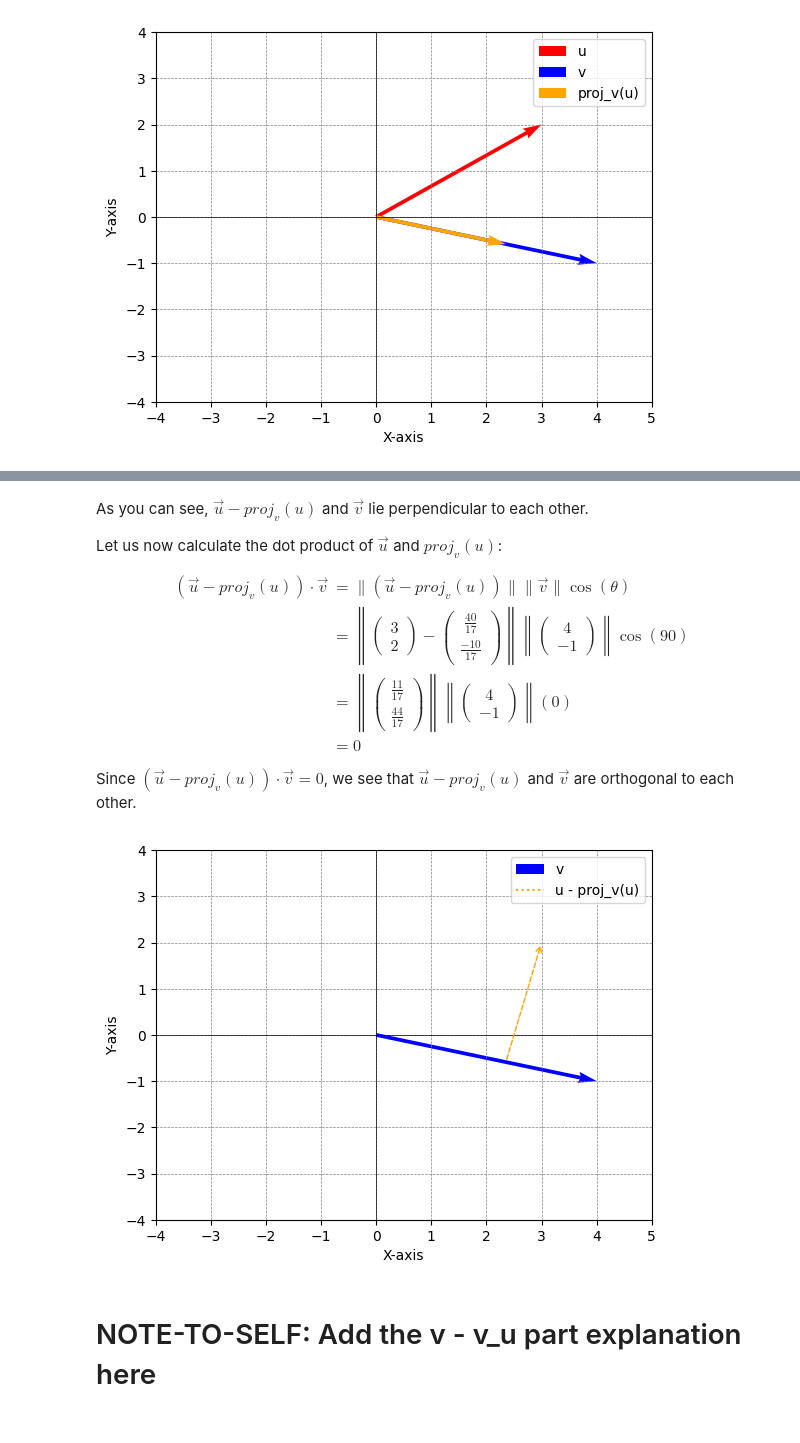
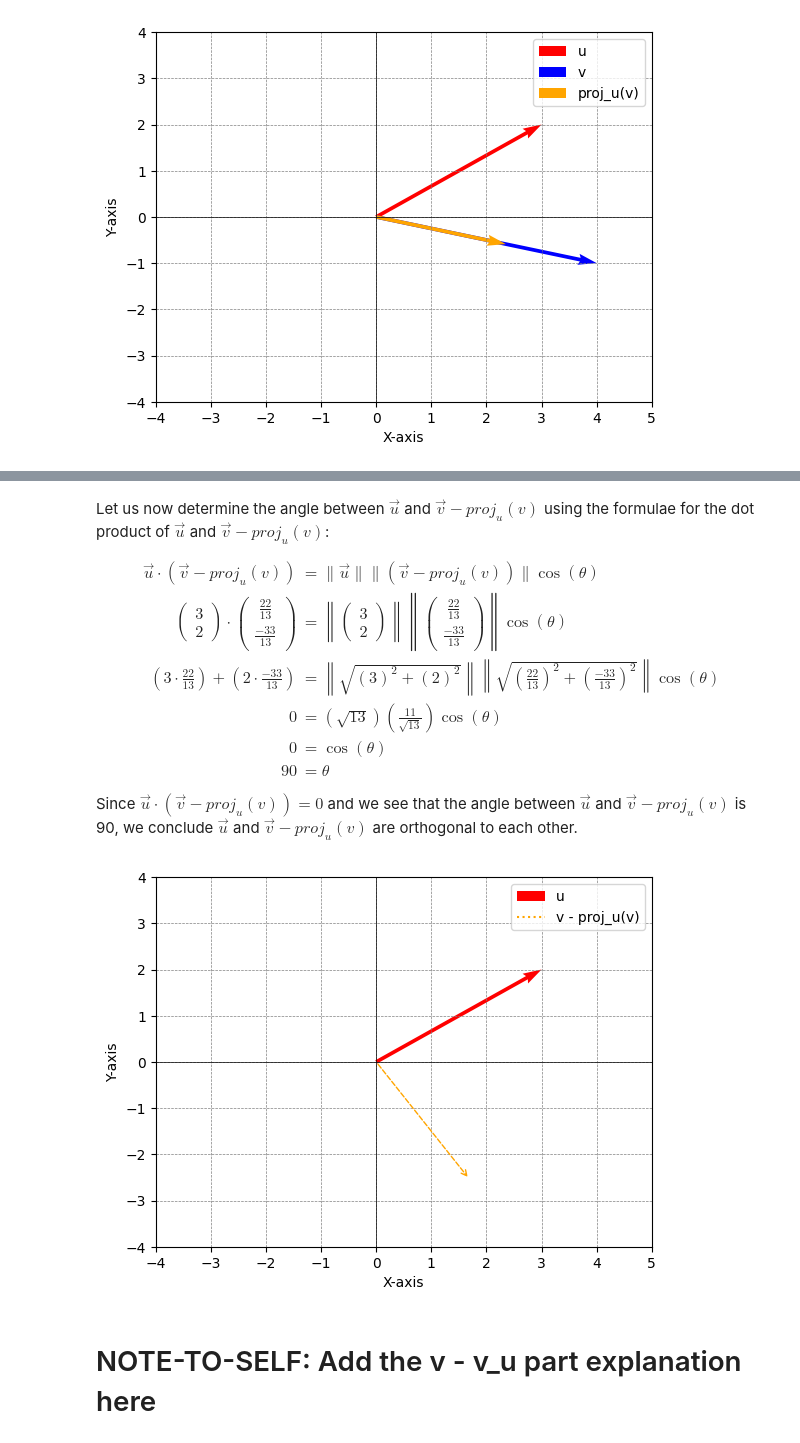
Before and after one commit to AshnahKhalidKhan/Quantum-FYP-Code, a Jupyter notebook: qgs_Tutorial_GM.ipynb, the cells around one changed output, grey strips where cells are left out. Drawn from its saved outputs; the diff is of its cells as text; code cells hidden in the pictures.

```diff
--- a/qgs_Tutorial_GM.ipynb
+++ b/qgs_Tutorial_GM.ipynb
@@ -1114,67 +1132,85 @@ plt.show()
 # %% [markdown]
-As you can see, $\vec{u} - proj_{v}(u)$ and $\vec{v}$ lie perpendicular to each other.
-
-Let us now calculate the dot product of $\vec{u}$ and $proj_{v}(u)$:
+Let us now determine the angle between $\vec{u}$ and $\vec{v} - proj_{u}(v)$ using the formulae for the dot product of $\vec{u}$ and $\vec{v} - proj_{u}(v)$:
 
 \begin{align}
-  (\vec{u} - proj_{v}(u)) \cdot \vec{v} &=
-    \|(\vec{u} - proj_{v}(u))\|\|\vec{v}\|\cos(θ)
+  \vec{u} \cdot (\vec{v} - proj_{u}(v)) &=
+    \|\vec{u}\|\|(\vec{v} - proj_{u}(v))\|\cos(θ)
   \\
+  \begin{pmatrix} 3 \\ 2 \end{pmatrix}
+  \cdot
+  \begin{pmatrix}
+    \frac{22}{13} \\ \frac{-33}{13}
+  \end{pmatrix}
   &=
     \left\lVert
       \begin{pmatrix} 3 \\ 2 \end{pmatrix}
-      -
-      \begin{pmatrix}
-        \frac{40}{17} \\ \frac{-10}{17}
-      \end{pmatrix}
     \right\rVert
     \left\lVert
-      \begin{pmatrix} 4 \\ -1 \end{pmatrix}
+    \begin{pmatrix}
+      \frac{22}{13} \\ \frac{-33}{13}
+    \end{pmatrix}
     \right\rVert
-    \cos(90)
+    \cos(θ)
   \\
+  (3 \cdot \frac{22}{13})
+  +
+  (2 \cdot \frac{-33}{13})
   &=
     \left\lVert
-      \begin{pmatrix} \frac{11}{17} \\ \frac{44}{17} \end{pmatrix}
+      \sqrt{(3)^2 + (2)^2}
     \right\rVert
     \left\lVert
-      \begin{pmatrix} 4 \\ -1 \end{pmatrix}
+      \sqrt{(\frac{22}{13})^2 + (\frac{-33}{13})^2}
     \right\rVert
-    (0)
+    \cos(θ)
   \\
-  &= 0
+  0
+  &=
+  (\sqrt{13})(\frac{11}{\sqrt{13}})\cos(θ)
+  \\
+  0
+  &=
+  \cos(θ)
+  \\
+  90
+  &=
+  θ
 \end{align}
 
-Since $(\vec{u} - proj_{v}(u)) \cdot \vec{v} = 0$, we see that $\vec{u} - proj_{v}(u)$ and $\vec{v}$ are orthogonal to each other.
+Since $\vec{u} \cdot (\vec{v} - proj_{u}(v)) = 0$ and we see that the angle between $\vec{u}$ and $\vec{v} - proj_{u}(v)$ is 90, we conclude $\vec{u}$ and $\vec{v} - proj_{u}(v)$ are orthogonal to each other.
 # %%
 u = np.array([3, 2])
 v = np.array([4, -1])
-projection = (np.dot(u, v) / np.linalg.norm(v) ** 2) * v
-u_minus_projection = u - projection
+projection_uv = (np.dot(v, u) / np.linalg.norm(u) ** 2) * u
+v_minus_projection_uv = v - projection_uv
 
 plt.figure()
-# plt.quiver(0, 0, u[0], u[1], angles = 'xy', scale_units = 'xy', scale = 1, color = 'r', label = 'u')
-plt.quiver(0, 0, v[0], v[1], angles = 'xy', scale_units = 'xy', scale = 1, color = 'b', label = 'v')
-# plt.quiver(0, 0, projection[0], projection[1], angles = 'xy', scale_units = 'xy', scale = 1, color = 'orange', label = 'proj_v(u)')
-# plt.quiver(projection[0], projection[1], u_minus_projection[0], u_minus_projection[1], angles = 'xy', scale_units = 'xy', scale = 1, color = 'orange', label = 'u - proj_v(u)')
-plt.plot([0, 0], [0, 0], linestyle = 'dotted', color = 'orange', label = 'u - proj_v(u)')
-plt.annotate('', xy = (u[0], u[1]), xytext = (projection[0], projection[1]), arrowprops = dict(arrowstyle = '->', linestyle = 'dashed', color = 'orange'))
+plt.quiver(0, 0, u[0], u[1], angles = 'xy', scale_units = 'xy', scale = 1, color = 'r', label = 'u')
+# plt.quiver(0, 0, v[0], v[1], angles = 'xy', scale_units = 'xy', scale = 1, color = 'b', label = 'v')
+# plt.quiver(0, 0, projection_uv[0], projection_uv[1], angles = 'xy', scale_units = 'xy', scale = 1, color = 'orange', label = 'proj_u(v)')
+# plt.quiver(projection_uv[0], projection_uv[1], v_minus_projection_uv[0], v_minus_projection_uv[1], angles = 'xy', scale_units = 'xy', scale = 1, color = 'orange', label = 'v - proj_v(u)')
+
+# plt.quiver(0, 0, v_minus_projection_uv[0], v_minus_projection_uv[1], angles = 'xy', scale_units = 'xy', scale = 1, color = 'black', label = 'v - proj_u(v)')
+
+plt.plot([0, 0], [0, 0], linestyle = 'dotted', color = 'orange', label = 'v - proj_u(v)')
+# plt.annotate('', xy = (v[0], v[1]), xytext = (projection_uv[0], projection_uv[1]), arrowprops = dict(arrowstyle = '->', linestyle = 'dashed', color = 'orange'))
+plt.annotate('', xy = (v_minus_projection_uv[0], v_minus_projection_uv[1]), xytext = (0, 0), arrowprops = dict(arrowstyle = '->', linestyle = 'dashed', color = 'orange'))
 
 plt.xlim(-4, 5)
 plt.ylim(-4, 4)
 # plt.xlim(-1, 5)
 # plt.ylim(-3, 5)
 
 plt.xlabel('X-axis')
 plt.ylabel('Y-axis')
 plt.axhline(0, color = 'black',linewidth = 0.5)
 plt.axvline(0, color = 'black',linewidth = 0.5)
 plt.grid(color = 'gray', linestyle = '--', linewidth = 0.5)
 plt.legend()
 
 plt.show()
 # %% [output]
-[figure, old version]
+[figure, new version]
 # %% [markdown]
 # NOTE-TO-SELF: Add the v - v_u part explanation here
 # %% [markdown]
```
Also changed, not shown: parts of 10 cells of this notebook.
